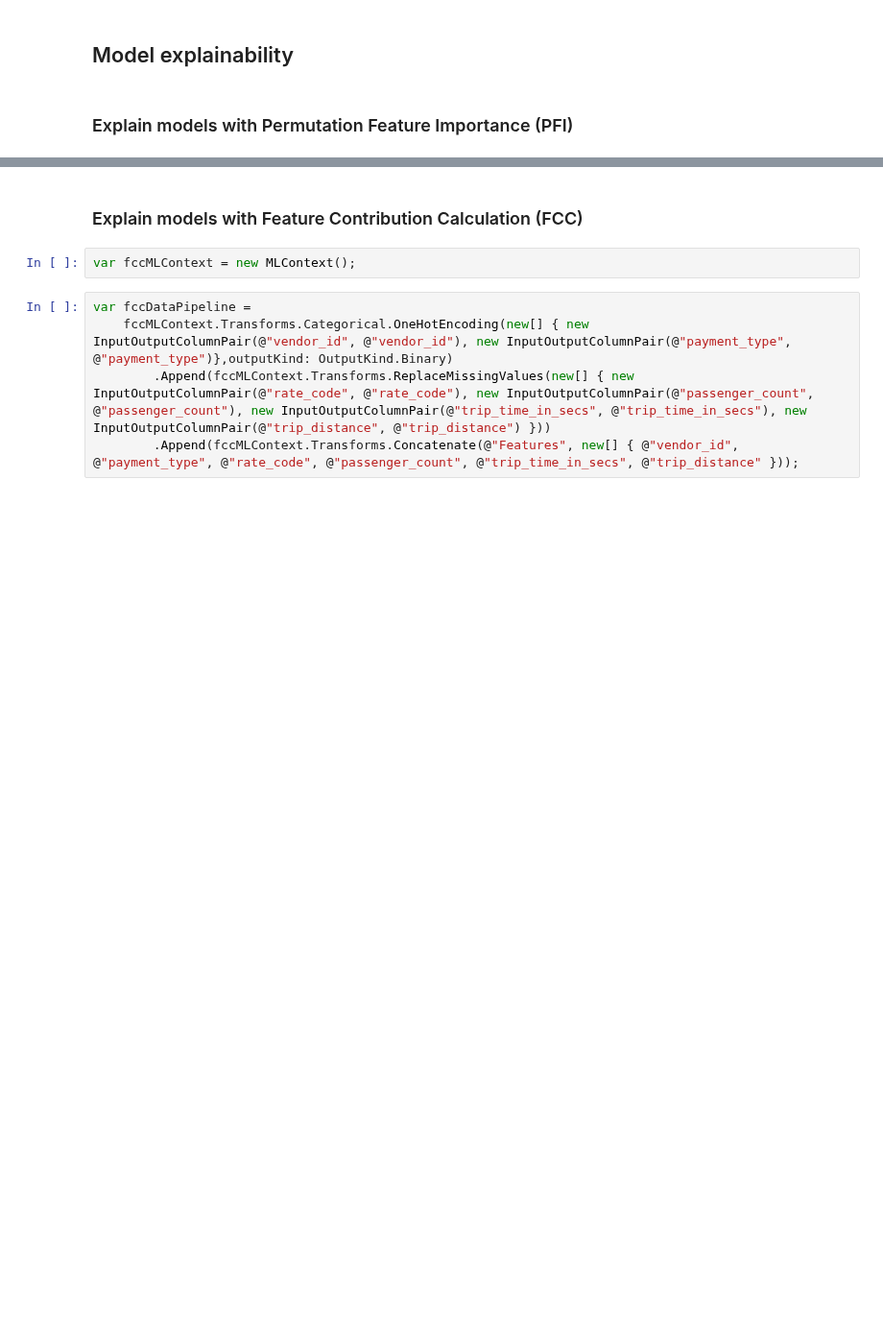
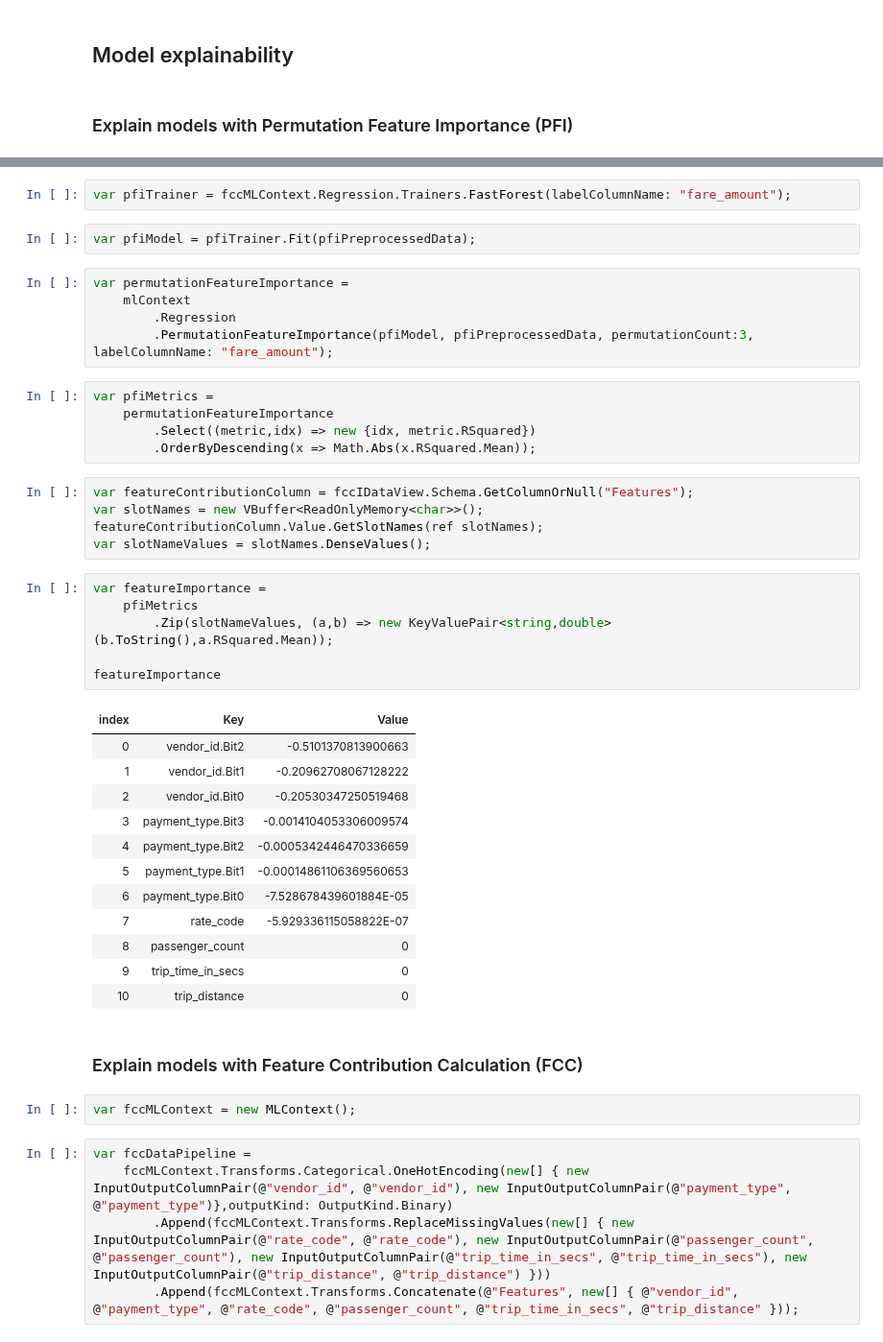
Before and after one commit to dotnet/csharp-notebooks, a Jupyter notebook: machine-learning/04-Model Evaluation.ipynb, the cells around one changed output, grey strips where cells are left out. Shown at 96% size. Cells and saved outputs as stored; diff of their text form; blank space fills up the shorter version.

```diff
--- a/machine-learning/04-Model Evaluation.ipynb
+++ b/machine-learning/04-Model Evaluation.ipynb
@@ -226,3 +238,41 @@ cvTestEvalMetrics
+# %%
+var pfiTrainer = fccMLContext.Regression.Trainers.FastForest(labelColumnName: "fare_amount");
+# %%
+var pfiModel = pfiTrainer.Fit(pfiPreprocessedData);
+# %%
+var permutationFeatureImportance =
+    mlContext
+        .Regression
+        .PermutationFeatureImportance(pfiModel, pfiPreprocessedData, permutationCount:3, labelColumnName: "fare_amount");
+# %%
+var pfiMetrics =
+	permutationFeatureImportance
+		.Select((metric,idx) => new {idx, metric.RSquared})
+		.OrderByDescending(x => Math.Abs(x.RSquared.Mean));
+# %%
+var featureContributionColumn = fccIDataView.Schema.GetColumnOrNull("Features");
+var slotNames = new VBuffer<ReadOnlyMemory<char>>();
+featureContributionColumn.Value.GetSlotNames(ref slotNames);
+var slotNameValues = slotNames.DenseValues();
+# %%
+var featureImportance =
+	pfiMetrics
+		.Zip(slotNameValues, (a,b) => new KeyValuePair<string,double>(b.ToString(),a.RSquared.Mean));
+
+featureImportance
+# %% [output]
+| index | Key | Value |
+| 0 | vendor_id.Bit2 | -0.5101370813900663 |
+| 1 | vendor_id.Bit1 | -0.20962708067128222 |
+| 2 | vendor_id.Bit0 | -0.20530347250519468 |
+| 3 | payment_type.Bit3 | -0.0014104053306009574 |
+| 4 | payment_type.Bit2 | -0.0005342446470336659 |
+| 5 | payment_type.Bit1 | -0.00014861106369560653 |
+| 6 | payment_type.Bit0 | -7.528678439601884E-05 |
+| 7 | rate_code | -5.929336115058822E-07 |
+| 8 | passenger_count | 0 |
+| 9 | trip_time_in_secs | 0 |
+| 10 | trip_distance | 0 |
 # %% [markdown]
 ### Explain models with Feature Contribution Calculation (FCC)
 # %%
```
Also changed, not shown: parts of 15 cells of this notebook.
